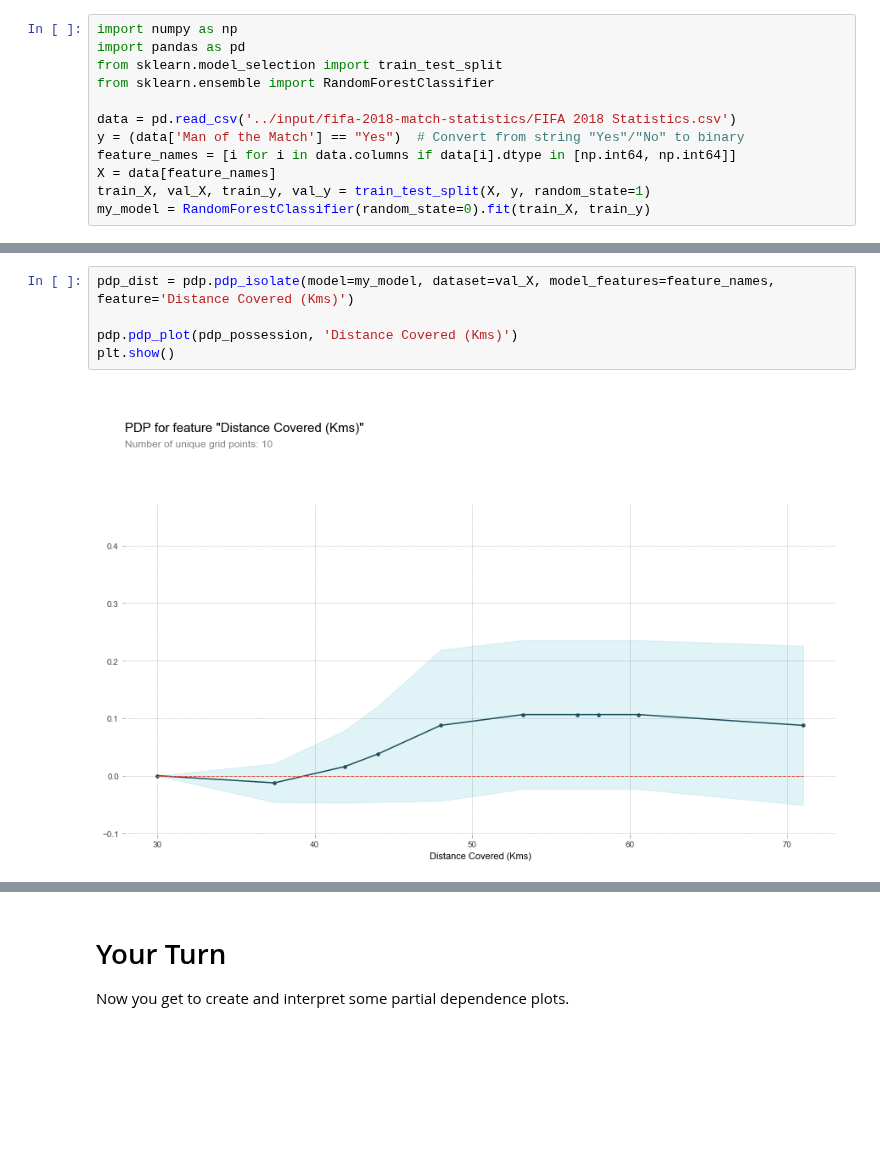
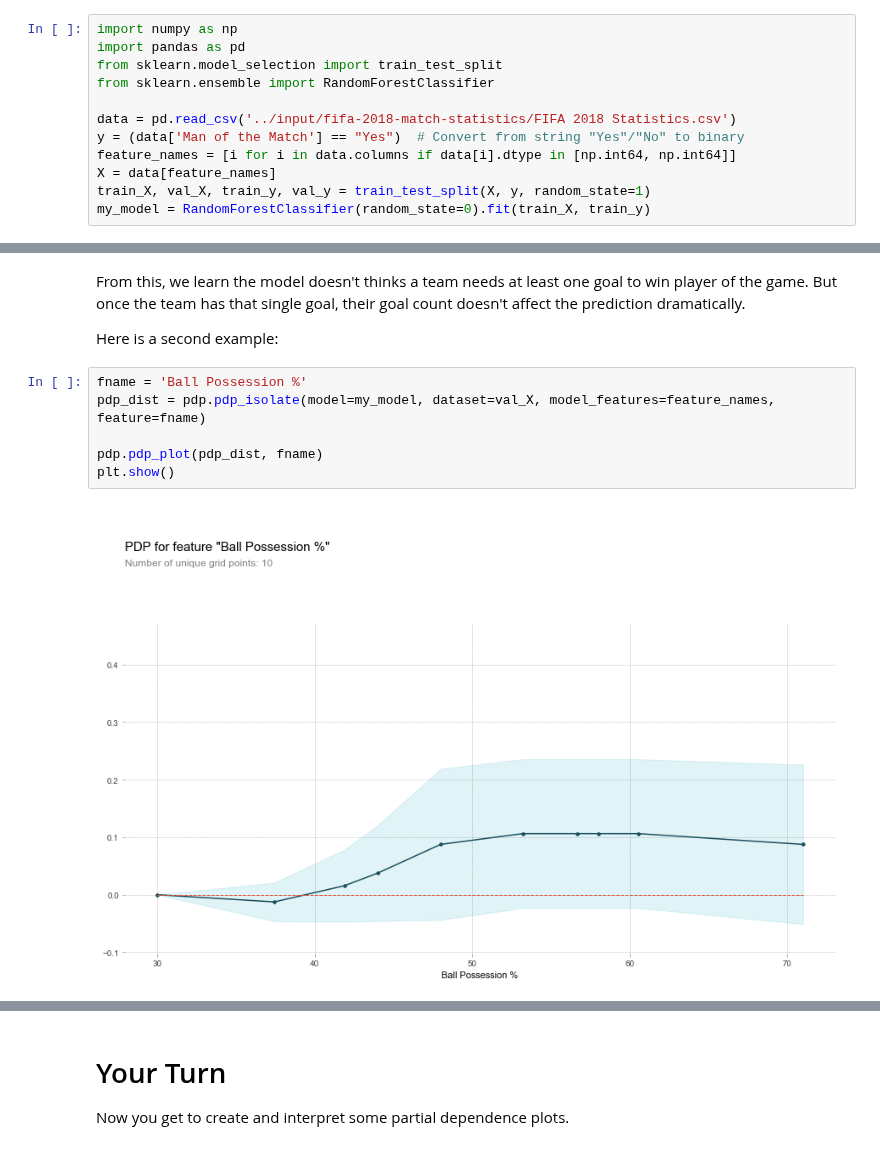
Before and after one commit to ArunkumarRamanan/learntools, a Jupyter notebook: learntools/ml-insights/nbs/tut3.ipynb, the cells around one changed output, grey strips where cells are left out. Cells and saved outputs as stored; diff of their text form; blank space fills up the shorter version.

```diff
--- a/learntools/ml-insights/nbs/tut3.ipynb
+++ b/learntools/ml-insights/nbs/tut3.ipynb
@@ -70,10 +68,15 @@ pdp.pdp_plot(pdp_goals, 'Goal Scored')
 plt.show()
 # %% [output]
 [figure]
+# %% [markdown]
+From this, we learn the model doesn't thinks a team needs at least one goal to win player of the game. But once the team has that single goal, their goal count doesn't affect the prediction dramatically.
+
+Here is a second example:
 # %%
-pdp_dist = pdp.pdp_isolate(model=my_model, dataset=val_X, model_features=feature_names, feature='Distance Covered (Kms)')
+fname = 'Ball Possession %'
+pdp_dist = pdp.pdp_isolate(model=my_model, dataset=val_X, model_features=feature_names, feature=fname)
 
-pdp.pdp_plot(pdp_possession, 'Distance Covered (Kms)')
+pdp.pdp_plot(pdp_dist, fname)
 plt.show()
 # %% [output]
-[figure, old version]
+[figure, new version]
```
Also changed, not shown: parts of 6 cells of this notebook, 2 other files.
